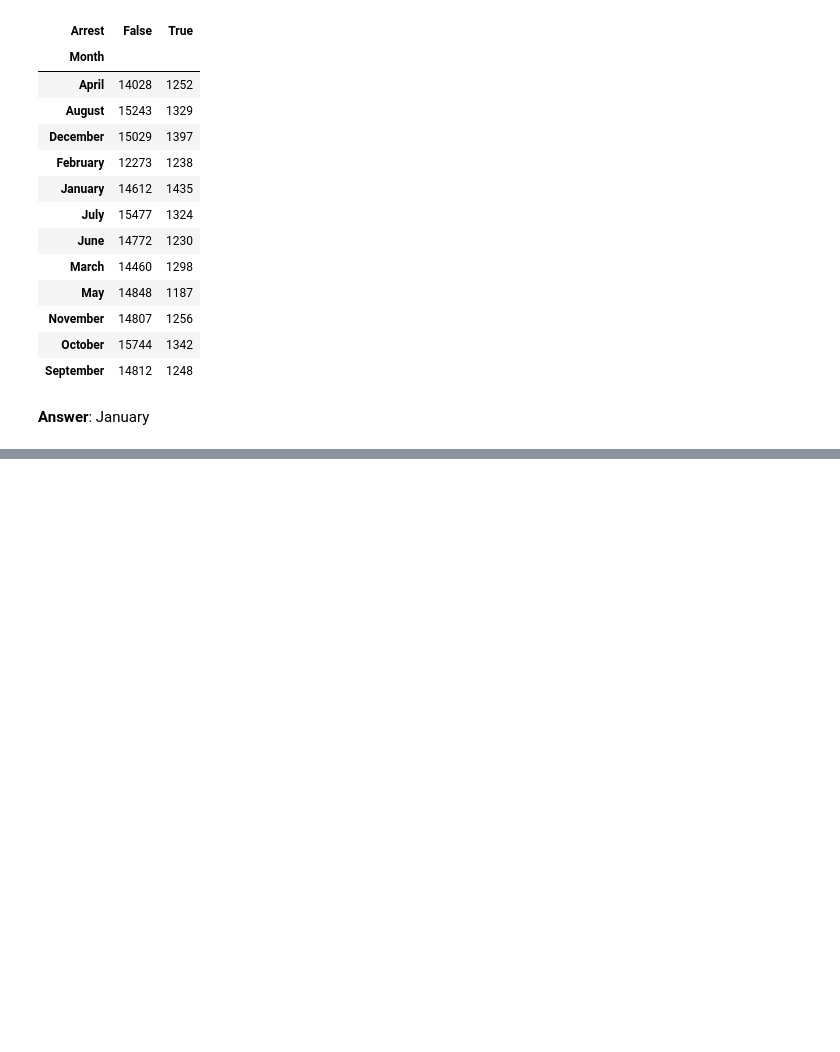
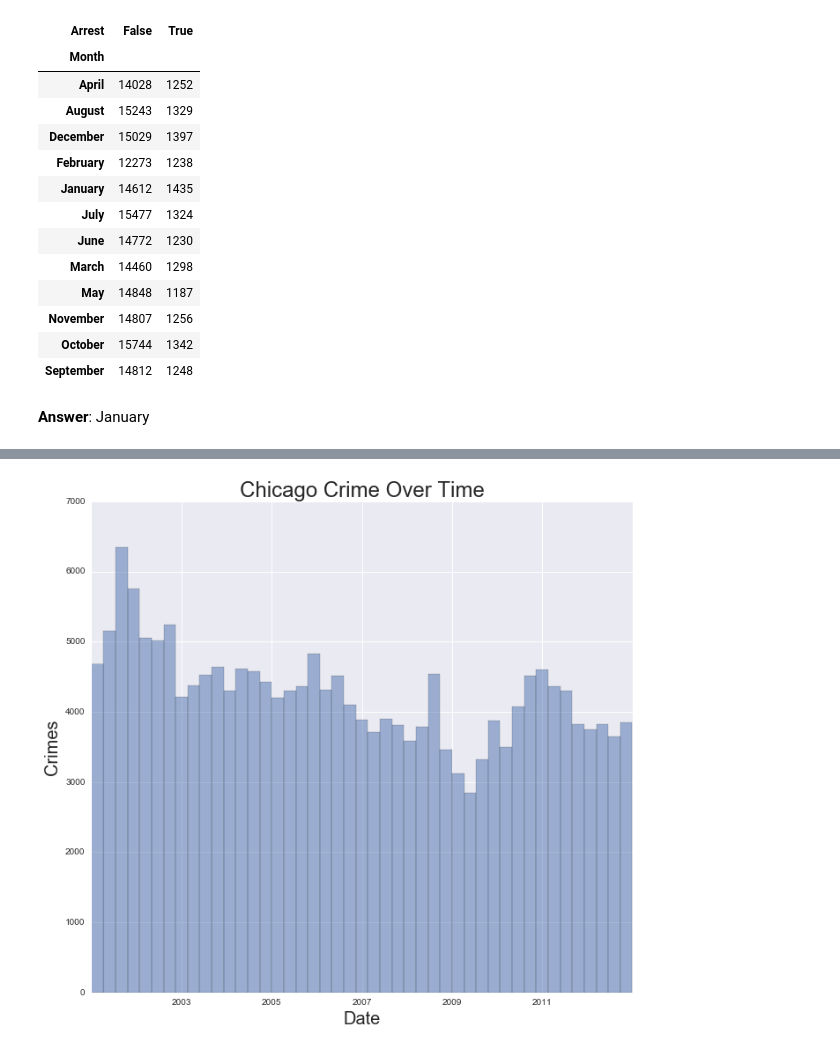
Before and after one commit to JohnBobo/analytics_edge, a Jupyter notebook: python_version/analytical_detective.ipynb, the cells around one changed output, grey strips where cells are left out. Drawn from its saved outputs; the diff is of its cells as text; code cells hidden in the pictures; blank space fills up the shorter version.

Commit message:
Adds graphs for problem 3

```diff
--- a/python_version/analytical_detective.ipynb
+++ b/python_version/analytical_detective.ipynb
@@ -144,0 +151,9 @@ pd.crosstab(index=mvt['Month'], columns=mvt['Arrest'])
+# %%
+mvt = mvt.set_index(mvt.Date)
+# %%
+mvt.Date.hist(alpha=0.5, bins=45)
+plt.xlabel('Date', fontsize=20)
+plt.ylabel('Crimes', fontsize=20)
+plt.title('Chicago Crime Over Time', fontsize=24);
+# %% [output]
+[figure, added]
```
Also changed, not shown: parts of 6 cells of this notebook.
